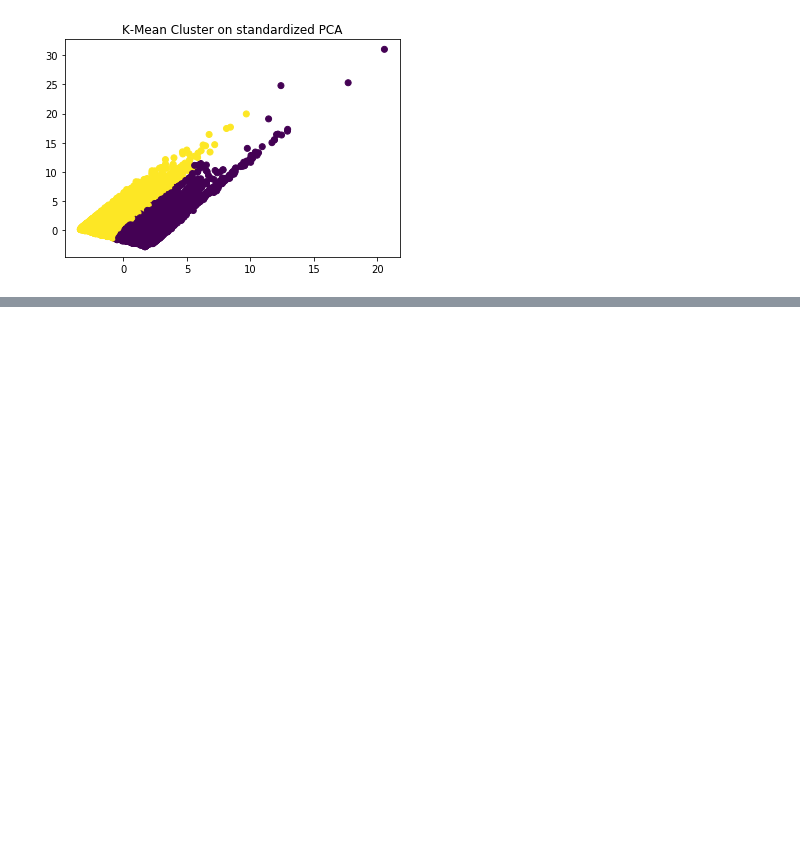
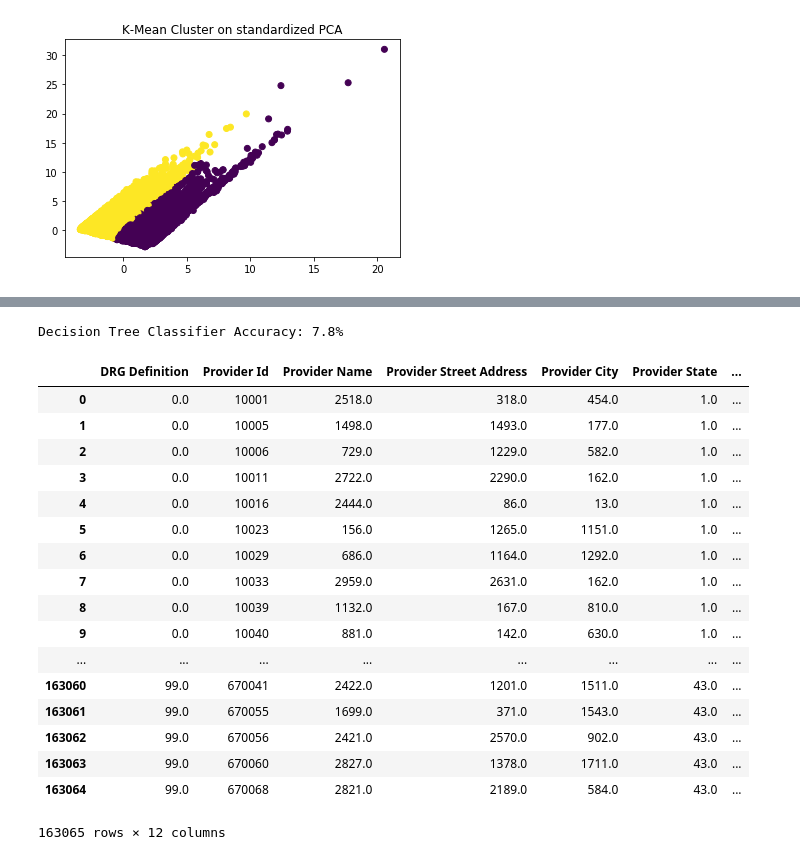
Before and after one commit to MBCoder123/DataMineProject, a Jupyter notebook: Project.ipynb, the cells around one changed output, grey strips where cells are left out. Saved outputs shown, nothing was run; the diff lists cells and outputs as text; code cells hidden in the pictures; blank space fills up the shorter version.

Commit message:
Tree stuff added

```diff
--- a/Project.ipynb
+++ b/Project.ipynb
@@ -255,0 +582,27 @@ Explained varience [0.25753317 0.21632702]
+# %%
+Tscore2 = accuracy_score(Ty_test2, Ty_pred2) * 100
+Trounded_score2 = round(Tscore2, 1)
+print("Decision Tree Classifier Accuracy: {}%".format(Trounded_score2))
+# %% [output]
+Decision Tree Classifier Accuracy: 7.8%
+# %%
+df
+# %% [output]
+|  | DRG Definition | Provider Id | Provider Name | Provider Street Address | Provider City | Provider State | ... |
+| 0 | 0.0 | 10001 | 2518.0 | 318.0 | 454.0 | 1.0 | ... |
+| 1 | 0.0 | 10005 | 1498.0 | 1493.0 | 177.0 | 1.0 | ... |
+| 2 | 0.0 | 10006 | 729.0 | 1229.0 | 582.0 | 1.0 | ... |
+| 3 | 0.0 | 10011 | 2722.0 | 2290.0 | 162.0 | 1.0 | ... |
+| 4 | 0.0 | 10016 | 2444.0 | 86.0 | 13.0 | 1.0 | ... |
+| 5 | 0.0 | 10023 | 156.0 | 1265.0 | 1151.0 | 1.0 | ... |
+| 6 | 0.0 | 10029 | 686.0 | 1164.0 | 1292.0 | 1.0 | ... |
+| 7 | 0.0 | 10033 | 2959.0 | 2631.0 | 162.0 | 1.0 | ... |
+| 8 | 0.0 | 10039 | 1132.0 | 167.0 | 810.0 | 1.0 | ... |
+| 9 | 0.0 | 10040 | 881.0 | 142.0 | 630.0 | 1.0 | ... |
+| ... | ... | ... | ... | ... | ... | ... | ... |
+| 163060 | 99.0 | 670041 | 2422.0 | 1201.0 | 1511.0 | 43.0 | ... |
+| 163061 | 99.0 | 670055 | 1699.0 | 371.0 | 1543.0 | 43.0 | ... |
+| 163062 | 99.0 | 670056 | 2421.0 | 2570.0 | 902.0 | 43.0 | ... |
+| 163063 | 99.0 | 670060 | 2827.0 | 1378.0 | 1711.0 | 43.0 | ... |
+| 163064 | 99.0 | 670068 | 2821.0 | 2189.0 | 584.0 | 43.0 | ... |
+163065 rows × 12 columns
```
Also changed, not shown: parts of 52 cells of this notebook.
